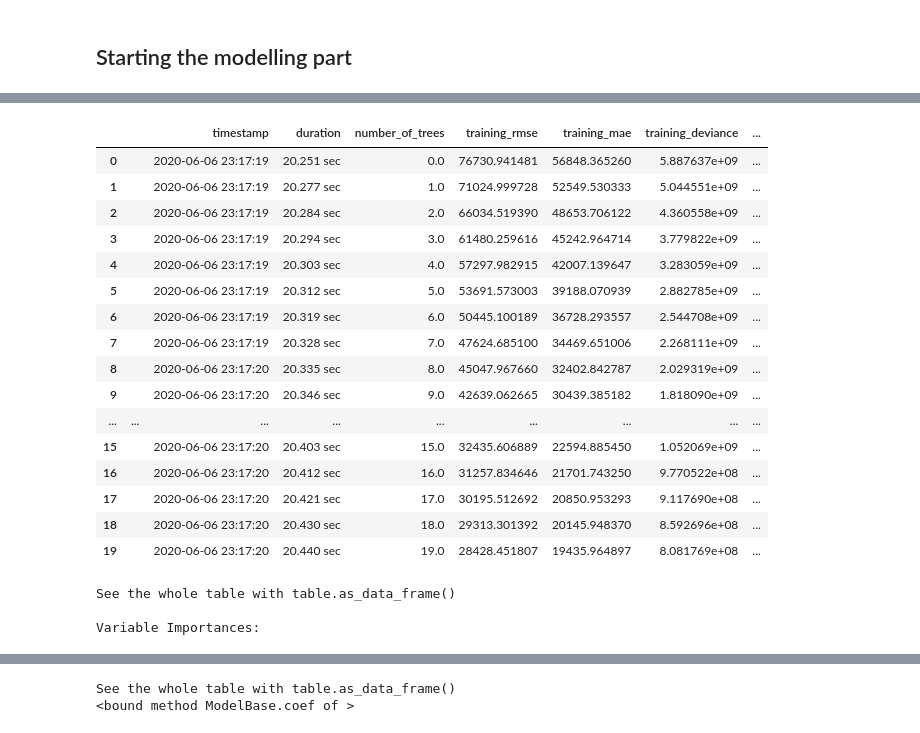
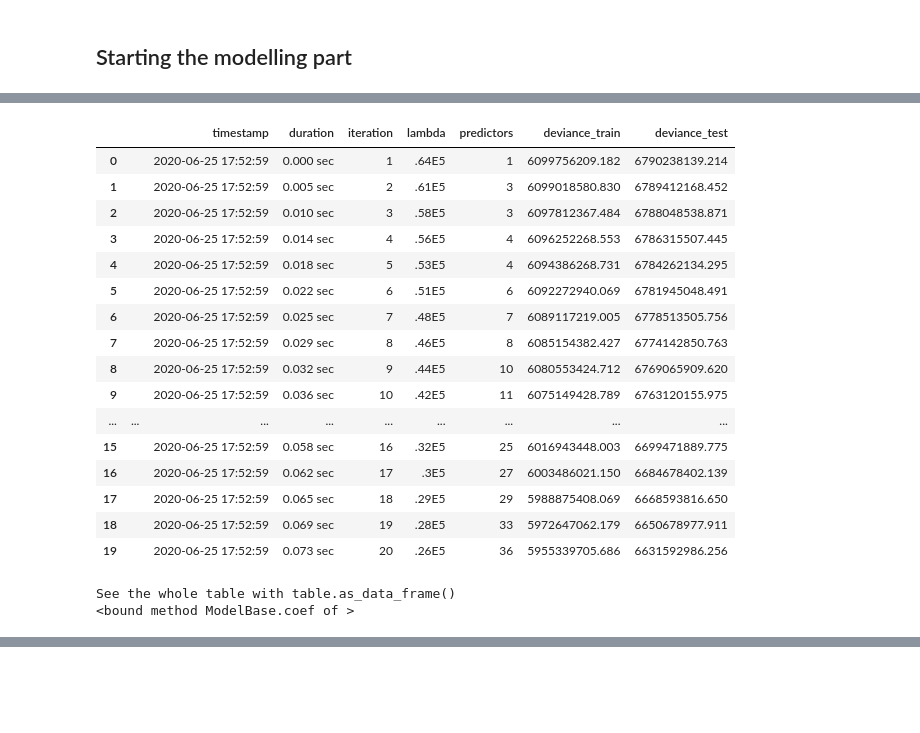
Before and after one commit to AbhishekAlate/responsible-ml-housing-prices, a Jupyter notebook: Home Prices.ipynb, the cells around one changed output, grey strips where cells are left out. Cells and saved outputs as stored; diff of their text form; code cells hidden in the pictures; blank space fills up the shorter version.

```diff
--- a/Home Prices.ipynb
+++ b/Home Prices.ipynb
@@ -516,3 +547,9 @@ Combining just to make sure make sure we get the same dummy varibles, it is one
+# %%
+# Adding total sqfootage feature
+homeprices_train['WholeHouseSF'] = homeprices_train['TotalBsmtSF'] + homeprices_train['1stFlrSF'] + homeprices_train['2ndFlrSF']
+
+# Adding total sqfootage feature
+homeprices_test['WholeHouseSF'] = homeprices_test['TotalBsmtSF'] + homeprices_test['1stFlrSF'] + homeprices_test['2ndFlrSF']
 # %%
 all_data = homeprices_train.append(homeprices_test)
 # %%
@@ -578,0 +617,14 @@ homeprices_test_dummy_imputed = imputer.fit_transform(homeprices_test_dummy_feat
+# %%
+# # Getting feature labels for h20 use
+
+# Following is the complicated way to get column names without using .remove mathod
+# X_labels = [col for col in (homeprices_train_dummy.loc[:, homeprices_train_dummy.columns != 'SalePrice']).columns]
+
+# Setting y label
+y_label = 'SalePrice'
+
+# Creating a list of all column names of homeprices_train_dummy
+X_labels = [col for col in homeprices_train_dummy.columns]
+
+# Removing SalePrice from the X_labels.
+X_labels.remove(y_label)
@@ -578,0 +633,16 @@ homeprices_test_dummy_imputed = imputer.fit_transform(homeprices_test_dummy_feat
+# %%
+from sklearn.model_selection import train_test_split
+
+X_features = homeprices_train_dummy.loc[:, homeprices_train_dummy.columns != 'SalePrice']
+y_saleprice = homeprices_train_dummy.loc[:, 'SalePrice']
+
+X_train, X_test, y_train, y_test = train_test_split(X_features, y_saleprice, test_size = 0.3, random_state = 0)
+
+train, valid = train_test_split(homeprices_train_dummy, test_size = 0.3, random_state = 0)
+
+train_h2o, valid_h2o = h2o.H2OFrame(train), h2o.H2OFrame(valid)
+
+homeprices_train_dummy_h2o = h2o.H2OFrame(homeprices_train_dummy)
+
+print('Train data rows = %d, columns = %d' % (X_train.shape[0], X_train.shape[1]))
+print('Validation data rows = %d, columns = %d' % (X_test.shape[0], X_test.shape[1]))
@@ -668,7 +774,7 @@ print(y_pred)
 # %%
-# GBM grid search
-best_glm = model.gbm_grid(X_labels, y_label, h2o.H2OFrame(train),
-                          h2o.H2OFrame(valid), SEED)
+# GLM grid search
+
+best_glm = model.glm_grid(X_labels, y_label, train_h2o, valid_h2o, SEED)
 
 
 print(best_glm.coef)
@@ -702,22 +806,21 @@ Mean Residual Deviance: 992952141.6968309
 
 Scoring History:
-|  |  | timestamp | duration | number_of_trees | training_rmse | training_mae | training_deviance | ... |
-| 0 |  | 2020-06-06 23:17:19 | 20.251 sec | 0.0 | 76730.941481 | 56848.365260 | 5.887637e+09 | ... |
-| 1 |  | 2020-06-06 23:17:19 | 20.277 sec | 1.0 | 71024.999728 | 52549.530333 | 5.044551e+09 | ... |
-| 2 |  | 2020-06-06 23:17:19 | 20.284 sec | 2.0 | 66034.519390 | 48653.706122 | 4.360558e+09 | ... |
-| 3 |  | 2020-06-06 23:17:19 | 20.294 sec | 3.0 | 61480.259616 | 45242.964714 | 3.779822e+09 | ... |
-| 4 |  | 2020-06-06 23:17:19 | 20.303 sec | 4.0 | 57297.982915 | 42007.139647 | 3.283059e+09 | ... |
-| 5 |  | 2020-06-06 23:17:19 | 20.312 sec | 5.0 | 53691.573003 | 39188.070939 | 2.882785e+09 | ... |
-| 6 |  | 2020-06-06 23:17:19 | 20.319 sec | 6.0 | 50445.100189 | 36728.293557 | 2.544708e+09 | ... |
-| 7 |  | 2020-06-06 23:17:19 | 20.328 sec | 7.0 | 47624.685100 | 34469.651006 | 2.268111e+09 | ... |
-| 8 |  | 2020-06-06 23:17:20 | 20.335 sec | 8.0 | 45047.967660 | 32402.842787 | 2.029319e+09 | ... |
-| 9 |  | 2020-06-06 23:17:20 | 20.346 sec | 9.0 | 42639.062665 | 30439.385182 | 1.818090e+09 | ... |
+|  |  | timestamp | duration | iteration | lambda | predictors | deviance_train | deviance_test |
+| 0 |  | 2020-06-25 17:52:59 | 0.000 sec | 1 | .64E5 | 1 | 6099756209.182 | 6790238139.214 |
+| 1 |  | 2020-06-25 17:52:59 | 0.005 sec | 2 | .61E5 | 3 | 6099018580.830 | 6789412168.452 |
+| 2 |  | 2020-06-25 17:52:59 | 0.010 sec | 3 | .58E5 | 3 | 6097812367.484 | 6788048538.871 |
+| 3 |  | 2020-06-25 17:52:59 | 0.014 sec | 4 | .56E5 | 4 | 6096252268.553 | 6786315507.445 |
+| 4 |  | 2020-06-25 17:52:59 | 0.018 sec | 5 | .53E5 | 4 | 6094386268.731 | 6784262134.295 |
+| 5 |  | 2020-06-25 17:52:59 | 0.022 sec | 6 | .51E5 | 6 | 6092272940.069 | 6781945048.491 |
+| 6 |  | 2020-06-25 17:52:59 | 0.025 sec | 7 | .48E5 | 7 | 6089117219.005 | 6778513505.756 |
+| 7 |  | 2020-06-25 17:52:59 | 0.029 sec | 8 | .46E5 | 8 | 6085154382.427 | 6774142850.763 |
+| 8 |  | 2020-06-25 17:52:59 | 0.032 sec | 9 | .44E5 | 10 | 6080553424.712 | 6769065909.620 |
+| 9 |  | 2020-06-25 17:52:59 | 0.036 sec | 10 | .42E5 | 11 | 6075149428.789 | 6763120155.975 |
 | ... | ... | ... | ... | ... | ... | ... | ... | ... |
-| 15 |  | 2020-06-06 23:17:20 | 20.403 sec | 15.0 | 32435.606889 | 22594.885450 | 1.052069e+09 | ... |
-| 16 |  | 2020-06-06 23:17:20 | 20.412 sec | 16.0 | 31257.834646 | 21701.743250 | 9.770522e+08 | ... |
-| 17 |  | 2020-06-06 23:17:20 | 20.421 sec | 17.0 | 30195.512692 | 20850.953293 | 9.117690e+08 | ... |
-| 18 |  | 2020-06-06 23:17:20 | 20.430 sec | 18.0 | 29313.301392 | 20145.948370 | 8.592696e+08 | ... |
-| 19 |  | 2020-06-06 23:17:20 | 20.440 sec | 19.0 | 28428.451807 | 19435.964897 | 8.081769e+08 | ... |
+| 15 |  | 2020-06-25 17:52:59 | 0.058 sec | 16 | .32E5 | 25 | 6016943448.003 | 6699471889.775 |
+| 16 |  | 2020-06-25 17:52:59 | 0.062 sec | 17 | .3E5 | 27 | 6003486021.150 | 6684678402.139 |
+| 17 |  | 2020-06-25 17:52:59 | 0.065 sec | 18 | .29E5 | 29 | 5988875408.069 | 6668593816.650 |
+| 18 |  | 2020-06-25 17:52:59 | 0.069 sec | 19 | .28E5 | 33 | 5972647062.179 | 6650678977.911 |
+| 19 |  | 2020-06-25 17:52:59 | 0.073 sec | 20 | .26E5 | 36 | 5955339705.686 | 6631592986.256 |
 See the whole table with table.as_data_frame()
-
-Variable Importances:
+<bound method ModelBase.coef of >
@@ -741,2 +826,0 @@ Variable Importances:
-See the whole table with table.as_data_frame()
-<bound method ModelBase.coef of >
```
Also changed, not shown: parts of 77 cells of this notebook.
